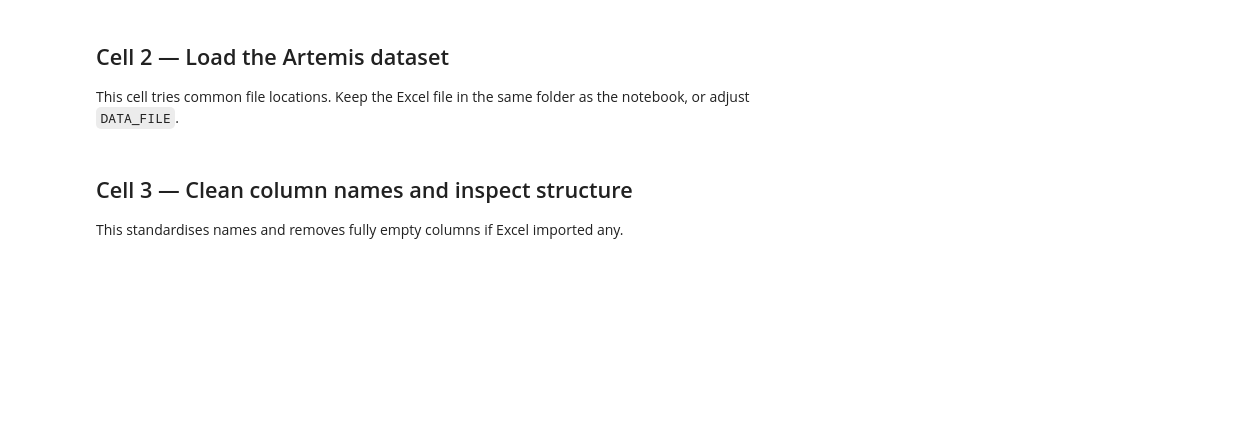
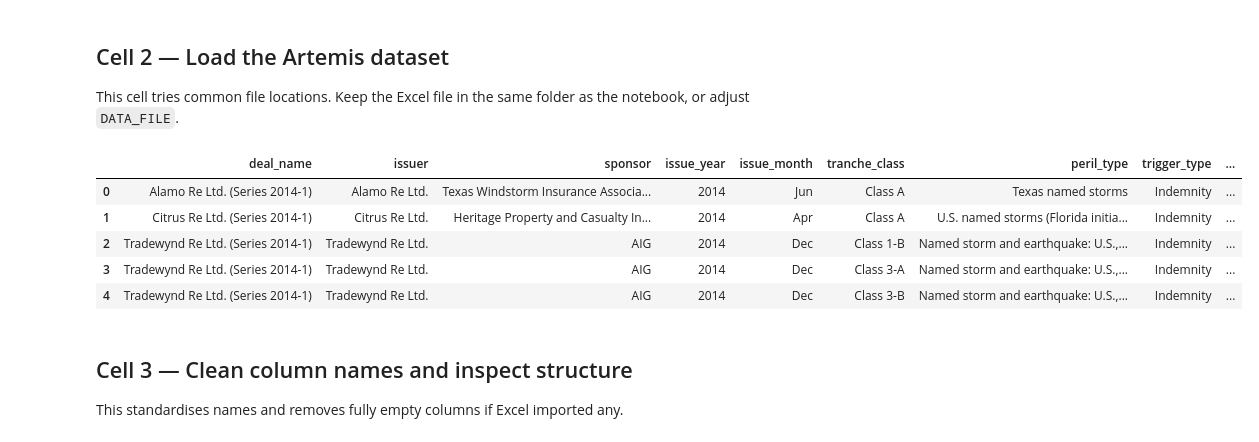
Before and after one commit to justusstraus/Catbond-pricing-variables, a Jupyter notebook: MCFI_4_Python_completed.ipynb, the cells around one changed output. Saved outputs shown, nothing was run; the diff lists cells and outputs as text; code cells hidden in the pictures; blank space fills up the shorter version.

```diff
--- a/MCFI_4_Python_completed.ipynb
+++ b/MCFI_4_Python_completed.ipynb
@@ -23,28 +23,18 @@ pd.set_option("display.float_format", lambda x: f"{x:,.3f}")
 ## Cell 2 — Load the Artemis dataset
 This cell tries common file locations. Keep the Excel file in the same folder as the notebook, or adjust `DATA_FILE`.
 # %%
-DATA_FILE = "artemis_cat_bond_tranche_dataset_extended.xlsx"
+# The main dataset is stored in the Data sheet.
+dfzW = pd.read_excel("artemis_cat_bond_tranche_dataset_extended.xlsx")
 
-possible_paths = [
-    Path(DATA_FILE),
-    Path("/mnt/data") / DATA_FILE,
-]
 
-for path in possible_paths:
-    if path.exists():
-        data_path = path
-        break
-else:
-    raise FileNotFoundError(
-        f"Could not find {DATA_FILE}. Put it in the notebook folder or update DATA_FILE."
-    )
-
-# The main dataset is stored in the Data sheet.
-df_raw = pd.read_excel(data_path, sheet_name="Data")
-
-print(f"Loaded file: {data_path}")
-print(f"Raw shape: {df_raw.shape}")
-df_raw.head()
+df.head()
+# %% [output]
+|  | deal_name | issuer | sponsor | issue_year | issue_month | tranche_class | peril_type | trigger_type | ... |
+| 0 | Alamo Re Ltd. (Series 2014-1) | Alamo Re Ltd. | Texas Windstorm Insurance Associa... | 2014 | Jun | Class A | Texas named storms | Indemnity | ... |
+| 1 | Citrus Re Ltd. (Series 2014-1) | Citrus Re Ltd. | Heritage Property and Casualty In... | 2014 | Apr | Class A | U.S. named storms (Florida initia... | Indemnity | ... |
+| 2 | Tradewynd Re Ltd. (Series 2014-1) | Tradewynd Re Ltd. | AIG | 2014 | Dec | Class 1-B | Named storm and earthquake: U.S.,... | Indemnity | ... |
+| 3 | Tradewynd Re Ltd. (Series 2014-1) | Tradewynd Re Ltd. | AIG | 2014 | Dec | Class 3-A | Named storm and earthquake: U.S.,... | Indemnity | ... |
+| 4 | Tradewynd Re Ltd. (Series 2014-1) | Tradewynd Re Ltd. | AIG | 2014 | Dec | Class 3-B | Named storm and earthquake: U.S.,... | Indemnity | ... |
 # %% [markdown]
 ## Cell 3 — Clean column names and inspect structure
 This standardises names and removes fully empty columns if Excel imported any.
```
Also changed, not shown: parts of 53 cells of this notebook.
